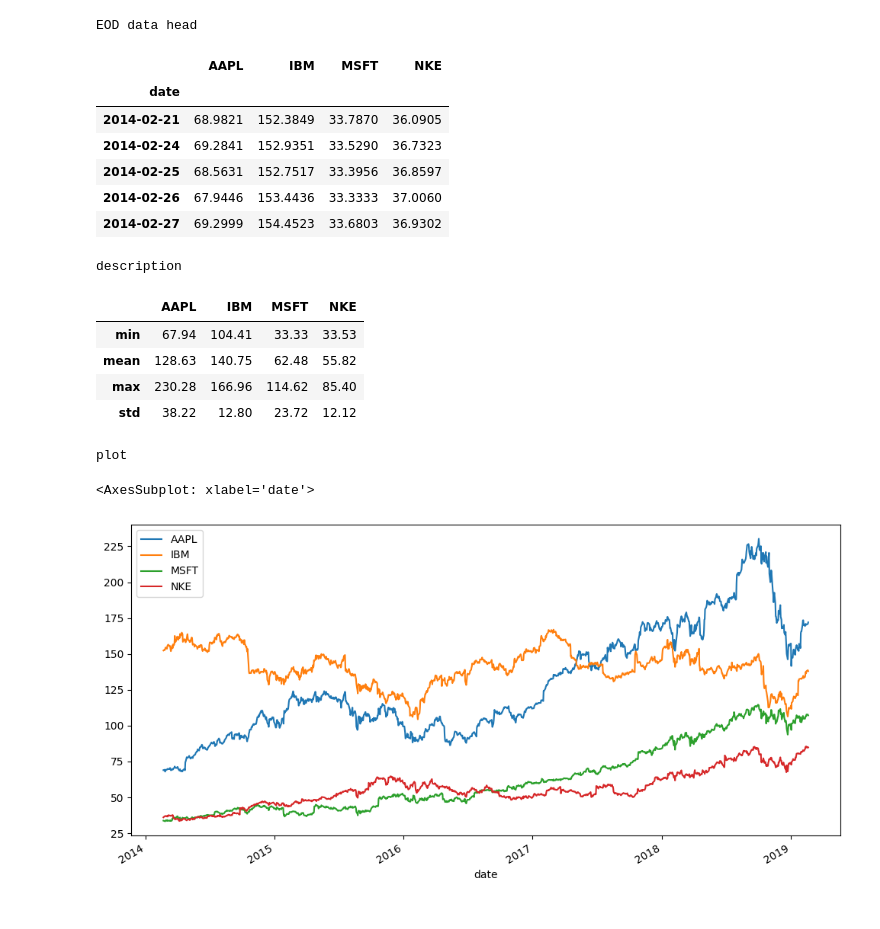
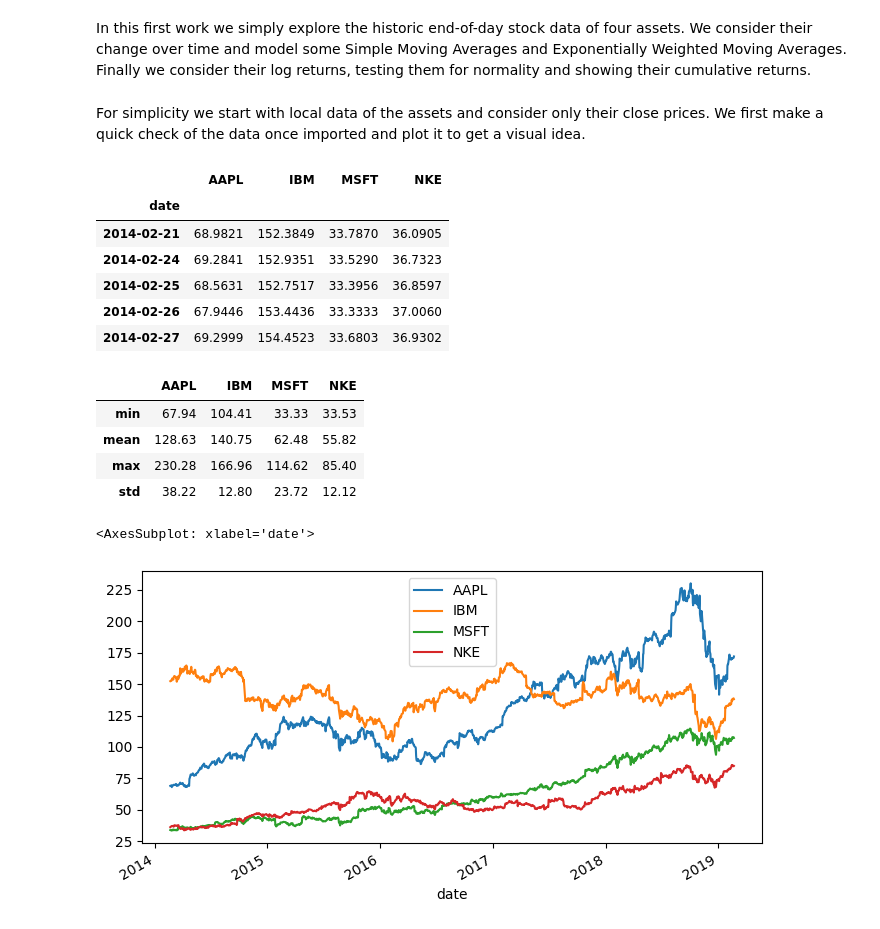
Before and after one commit to JeremyLvl/Quant-Analysis, a Jupyter notebook: 1. exploration.ipynb, the cells around one changed output. Saved outputs shown, nothing was run; the diff lists cells and outputs as text; code cells hidden in the pictures.

Commit message:
day 2
cleaned up files 1-3 and started 4

```diff
--- a/1. exploration.ipynb
+++ b/1. exploration.ipynb
@@ -1,3 +1,6 @@
+# %% [markdown]
+In this first work we simply explore the historic end-of-day stock data of four assets. We consider their change over time and model some Simple Moving Averages and Exponentially Weighted Moving Averages.
+Finally we consider their log returns, testing them for normality and showing their cumulative returns.
 # %%
 import numpy as np
 import pandas as pd
@@ -6,33 +13,31 @@ import os
+# %% [markdown]
+For simplicity we start with local data of the assets and consider only their close prices.
+We first make a quick check of the data once imported and plot it to get a visual idea.
 # %%
 # get EOD data
 eod = pd.DataFrame()
+
 for name in ['AAPL','IBM','MSFT','NKE']:
     raw = pd.read_csv(name+'.csv', index_col=0, parse_dates=True)
     raw = raw[['close']]
     raw.rename({'close': name}, axis=1, inplace=True)
     eod = pd.concat([eod, raw], axis=1)
 
-print('EOD data head')
 display(eod.head())
-print('description')
 display(eod.aggregate([min, np.mean, max, np.std]).round(2))
-print('plot')
-eod.plot(figsize=(12,6))
+eod.plot(figsize=(8,4))
 # %% [output]
+|  | AAPL | IBM | MSFT | NKE |
+| date |  |  |  |  |
+| 2014-02-21 | 68.9821 | 152.3849 | 33.7870 | 36.0905 |
+| 2014-02-24 | 69.2841 | 152.9351 | 33.5290 | 36.7323 |
+| 2014-02-25 | 68.5631 | 152.7517 | 33.3956 | 36.8597 |
+| 2014-02-26 | 67.9446 | 153.4436 | 33.3333 | 37.0060 |
+| 2014-02-27 | 69.2999 | 154.4523 | 33.6803 | 36.9302 |
+|  | AAPL | IBM | MSFT | NKE |
+| min | 67.94 | 104.41 | 33.33 | 33.53 |
+| mean | 128.63 | 140.75 | 62.48 | 55.82 |
+| max | 230.28 | 166.96 | 114.62 | 85.40 |
+| std | 38.22 | 12.80 | 23.72 | 12.12 |
-EOD data head
+<AxesSubplot: xlabel='date'>
-|  | AAPL | IBM | MSFT | NKE |
-| date |  |  |  |  |
-| 2014-02-21 | 68.9821 | 152.3849 | 33.7870 | 36.0905 |
-| 2014-02-24 | 69.2841 | 152.9351 | 33.5290 | 36.7323 |
-| 2014-02-25 | 68.5631 | 152.7517 | 33.3956 | 36.8597 |
-| 2014-02-26 | 67.9446 | 153.4436 | 33.3333 | 37.0060 |
-| 2014-02-27 | 69.2999 | 154.4523 | 33.6803 | 36.9302 |
-description
-|  | AAPL | IBM | MSFT | NKE |
-| min | 67.94 | 104.41 | 33.33 | 33.53 |
-| mean | 128.63 | 140.75 | 62.48 | 55.82 |
-| max | 230.28 | 166.96 | 114.62 | 85.40 |
-| std | 38.22 | 12.80 | 23.72 | 12.12 |
-plot
-<AxesSubplot: xlabel='date'>
-[figure, old version]
+[figure, new version]
```
Also changed, not shown: parts of 11 cells of this notebook, 34 other files.
